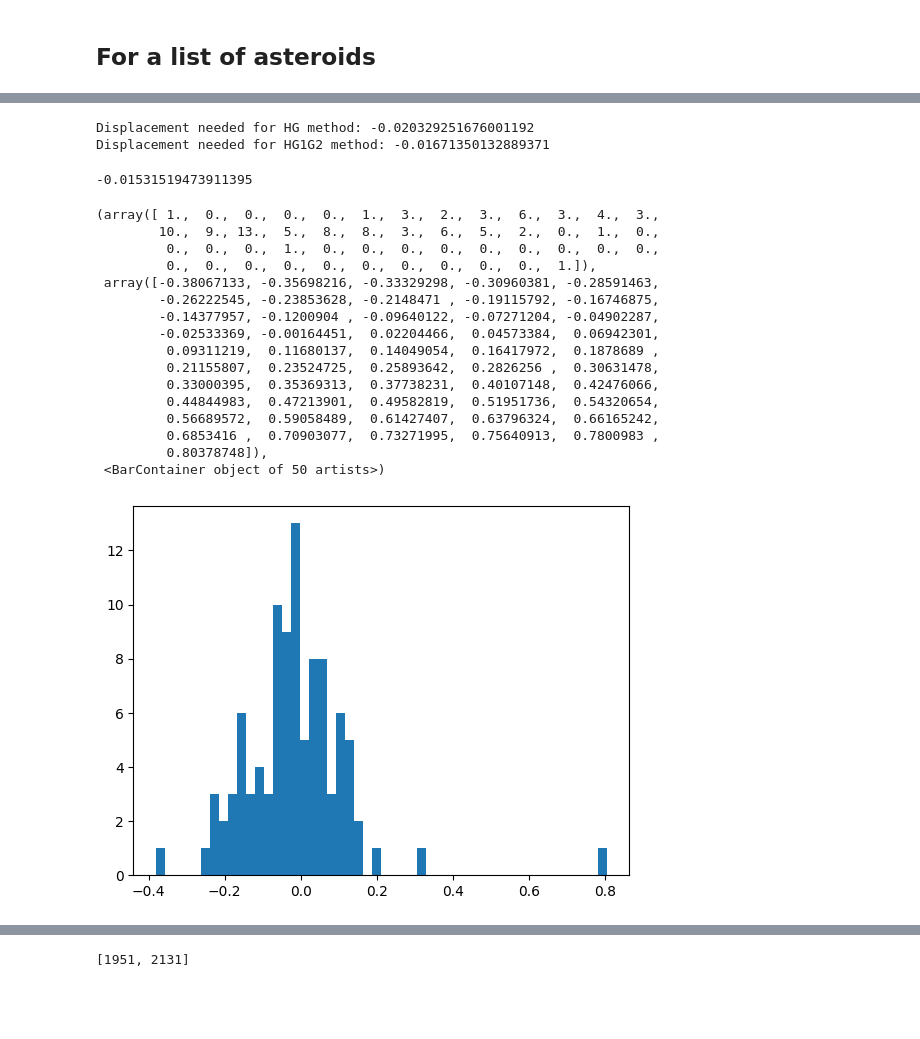
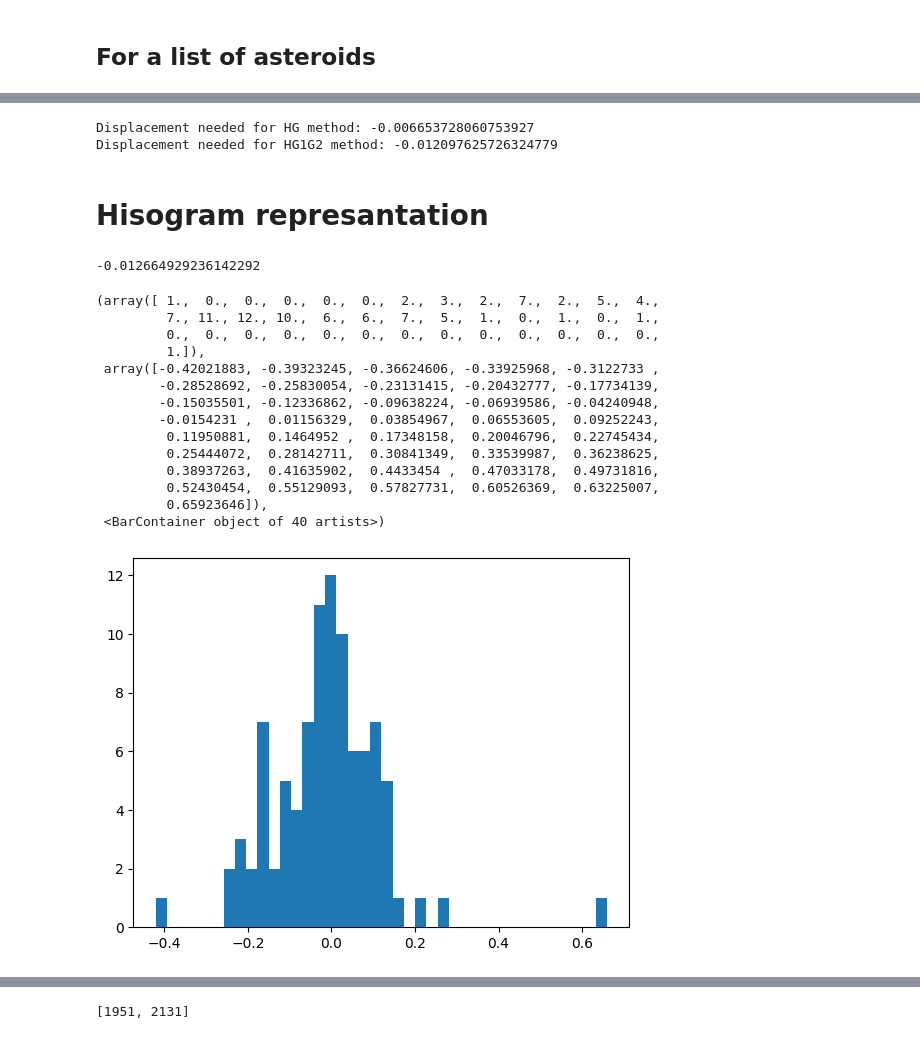
Before and after one commit to kristero/Asteroid_abs_mag, a Jupyter notebook: Asteroid_H_mag.ipynb, the cells around one changed output, grey strips where cells are left out. Cells and saved outputs as stored; diff of their text form; code cells hidden in the pictures; blank space fills up the shorter version.

```diff
--- a/Asteroid_H_mag.ipynb
+++ b/Asteroid_H_mag.ipynb
@@ -6,2 +12,3 @@ from pprint import pprint
 # %%
-excel_list = os.listdir(r"C:\Users\nagai\Documents\Aster BF")
+excel_list = os.listdir(r"C:\Users\nagai\Documents\Asteroids_BF_2\T08oBF")
+print ("Number of files: ", len(excel_list))
@@ -10,12 +16,0 @@ excel_list = os.listdir(r"C:\Users\nagai\Documents\Aster BF")
-# %%
-path = r"C:\Users\nagai\Documents\Aster BF\\"
-excel_file = '2435-excelBF.xlsx'
-
-save_fig = True
-save_path = r"C:\Users\nagai\Documents\Asteroid work\\"
-
-asteroid_numb = "2435"
-result = MPC.query_object('asteroid', number = asteroid_numb)
-H_MPC = float(result[0]['absolute_magnitude'])
-# saves the HG and HG1G2 displacement
-H_displacement_list = H_mag_funcs.main(path, excel_file, asteroid_numb, H_MPC, contamination = 0.02, outlier_removing= False, plot_bool = True)
@@ -31,20 +17,22 @@ Average displacement HG:  0.0014824195382328043
 # %% [markdown]
 ## For a list of asteroids
-# %%
-# put down the names of the excel files for each of the asteroids
-excel_list = ["1205-excelBF", "1740-excelBF", "1818-excelB", "2607-excelB",
-             "2680-excelB", "2817-excelB", "2899-excelB", "3098-excelB"]
 # %%
+# Input parameters
 path = r"C:\Users\nagai\Documents\Aster BF\\"
+sheet_name = "T08o"
+contamination = 0.02
+outlier_removing = False
+plot_bool = False
 
+# Running the code
 H_dis_list = []
-for excel_name in excel_list:
+for excel_name in tqdm(excel_list):
     try:
         asteroid_numb = excel_name.split("-")[0]
         result = MPC.query_object('asteroid', number = asteroid_numb)
         H_MPC = float(result[0]['absolute_magnitude'])
         # saves the HG and HG1G2 displacement
-        H_displacement = H_mag_funcs.main(path, excel_name, asteroid_numb, H_MPC, contamination = 0.02, outlier_removing= False, plot_bool = False)
+        H_displacement = H_mag_funcs.main(path, excel_name, asteroid_numb, H_MPC, contamination = 0.02, outlier_removing= outlier_removing, plot_bool = plot_bool, sheet_name = sheet_name)
         H_dis_list.append(H_displacement)
     except:
         print (asteroid_numb)
@@ -71,29 +55,38 @@ import numpy as np
 H_dis_list = np.array(H_dis_list)
 print ("Displacement needed for HG method:", np.median(H_dis_list[:,0]))
 print ("Displacement needed for HG1G2 method:", np.median(H_dis_list[:,1]))
+
+# Save the object as a pickle file
+with open('{}_data.pkl'.format(sheet_name), 'wb') as file:
+    pickle.dump(H_dis_list, file)
+
+# Loading the data for further use
+
+#with open('{}_data.pkl'.format(sheet_name), 'rb') as file:
+#    loaded_object = pickle.load(file)
 # %% [output]
-Displacement needed for HG method: -0.020329251676001192
-Displacement needed for HG1G2 method: -0.01671350132889371
+Displacement needed for HG method: -0.006653728060753927
+Displacement needed for HG1G2 method: -0.012097625726324779
+# %% [markdown]
+# Hisogram represantation
 # %%
 data = np.array(H_dis_list[:,0])
 print (np.mean(H_dis_list[:,0]))
-plt.hist(data, bins=50)
+plt.hist(data, bins=40)
 # %% [output]
--0.01531519473911395
+-0.012664929236142292
-(array([ 1.,  0.,  0.,  0.,  0.,  1.,  3.,  2.,  3.,  6.,  3.,  4.,  3.,
-        10.,  9., 13.,  5.,  8.,  8.,  3.,  6.,  5.,  2.,  0.,  1.,  0.,
-         0.,  0.,  0.,  1.,  0.,  0.,  0.,  0.,  0.,  0.,  0.,  0.,  0.,
-         0.,  0.,  0.,  0.,  0.,  0.,  0.,  0.,  0.,  0.,  1.]),
- array([-0.38067133, -0.35698216, -0.33329298, -0.30960381, -0.28591463,
-        -0.26222545, -0.23853628, -0.2148471 , -0.19115792, -0.16746875,
-        -0.14377957, -0.1200904 , -0.09640122, -0.07271204, -0.04902287,
-        -0.02533369, -0.00164451,  0.02204466,  0.04573384,  0.06942301,
-         0.09311219,  0.11680137,  0.14049054,  0.16417972,  0.1878689 ,
-         0.21155807,  0.23524725,  0.25893642,  0.2826256 ,  0.30631478,
-         0.33000395,  0.35369313,  0.37738231,  0.40107148,  0.42476066,
-         0.44844983,  0.47213901,  0.49582819,  0.51951736,  0.54320654,
-         0.56689572,  0.59058489,  0.61427407,  0.63796324,  0.66165242,
-         0.6853416 ,  0.70903077,  0.73271995,  0.75640913,  0.7800983 ,
-         0.80378748]),
- <BarContainer object of 50 artists>)
+(array([ 1.,  0.,  0.,  0.,  0.,  0.,  2.,  3.,  2.,  7.,  2.,  5.,  4.,
+         7., 11., 12., 10.,  6.,  6.,  7.,  5.,  1.,  0.,  1.,  0.,  1.,
+         0.,  0.,  0.,  0.,  0.,  0.,  0.,  0.,  0.,  0.,  0.,  0.,  0.,
+         1.]),
+ array([-0.42021883, -0.39323245, -0.36624606, -0.33925968, -0.3122733 ,
+        -0.28528692, -0.25830054, -0.23131415, -0.20432777, -0.17734139,
+        -0.15035501, -0.12336862, -0.09638224, -0.06939586, -0.04240948,
+        -0.0154231 ,  0.01156329,  0.03854967,  0.06553605,  0.09252243,
+         0.11950881,  0.1464952 ,  0.17348158,  0.20046796,  0.22745434,
+         0.25444072,  0.28142711,  0.30841349,  0.33539987,  0.36238625,
+         0.38937263,  0.41635902,  0.4433454 ,  0.47033178,  0.49731816,
+         0.52430454,  0.55129093,  0.57827731,  0.60526369,  0.63225007,
+         0.65923646]),
+ <BarContainer object of 40 artists>)
-[figure, old version]
+[figure, new version]
```
Also changed, not shown: parts of 13 cells of this notebook, 1 other file.
